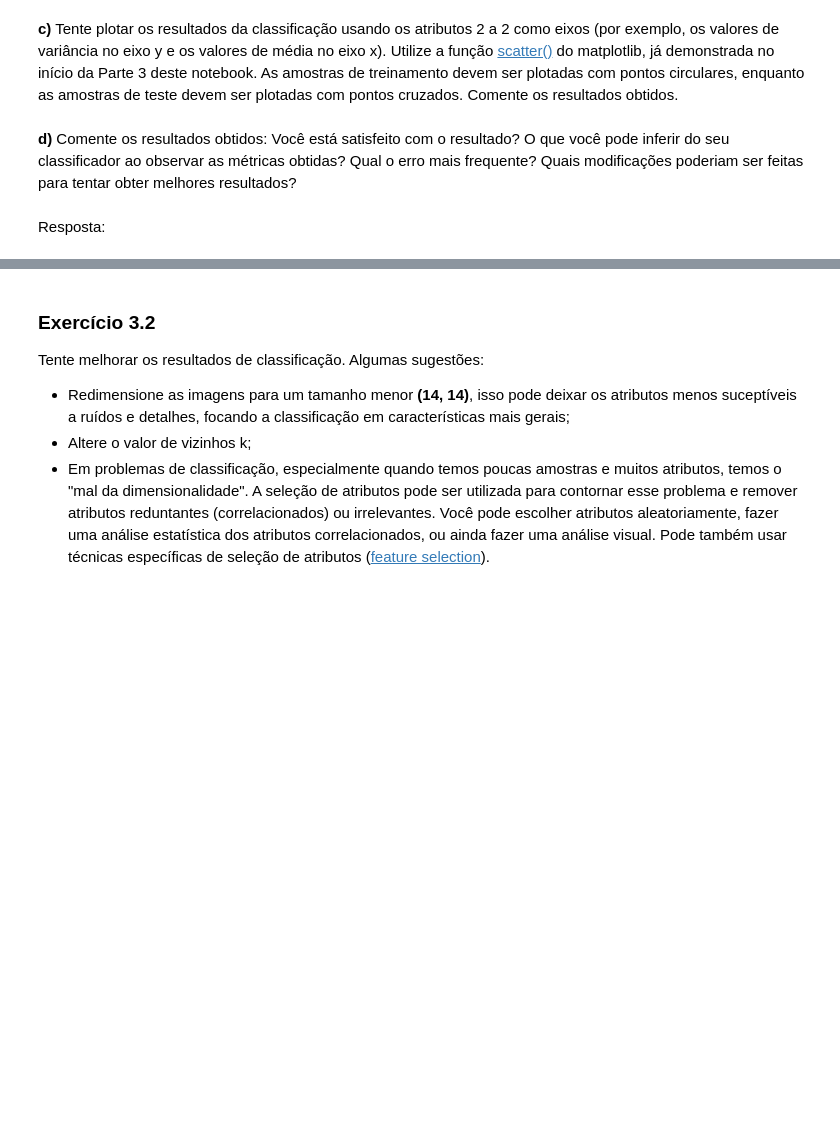
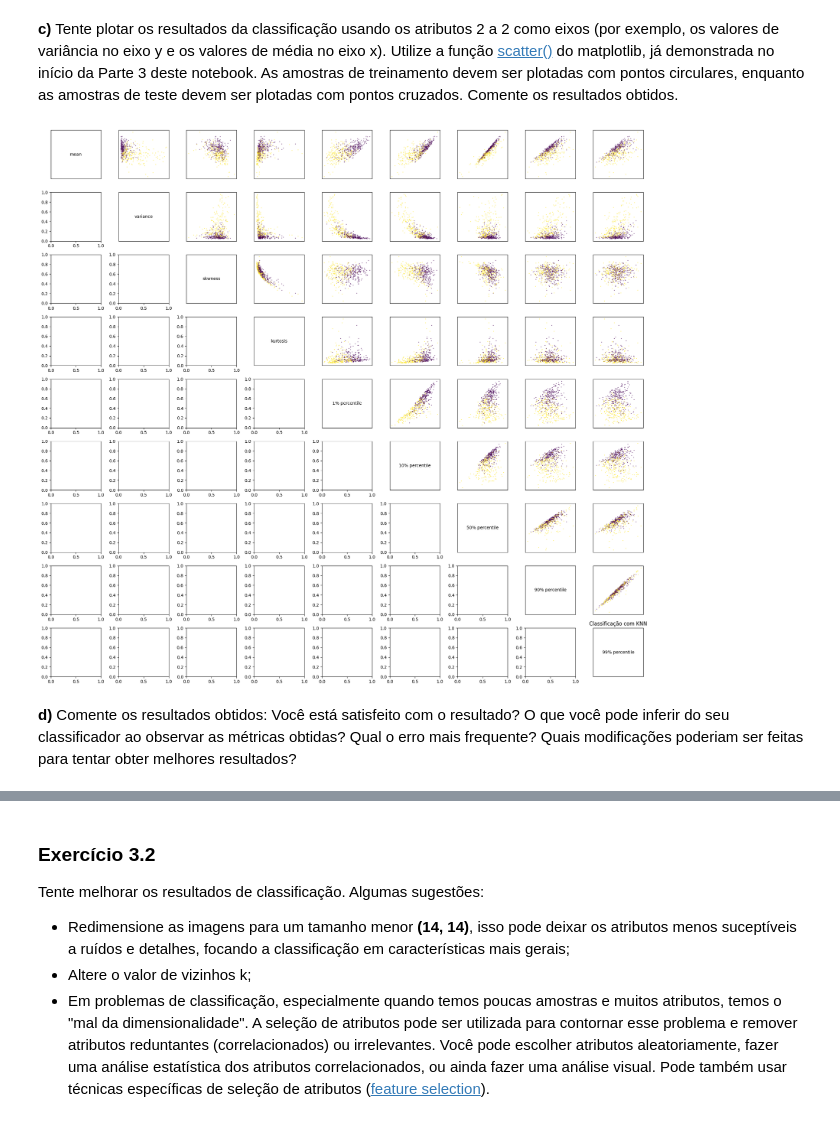
Before and after one commit to UNICAMP-EA979/2026s1-pi02-histogramas-knn-Patricio-Andre, a Jupyter notebook: Atividade.ipynb, the cells around one changed output, grey strips where cells are left out. Drawn from its saved outputs; the diff is of its cells as text; code cells hidden in the pictures; blank space fills up the shorter version.

```diff
--- a/Atividade.ipynb
+++ b/Atividade.ipynb
@@ -488,4 +590,28 @@ Utilize os conjuntos de dados criados anteriormente para obter os vetores de atr
+# %%
+X = np.concatenate([train_features, test_features], axis=0)
+Y = np.concatenate([labels_train, labels_test], axis=0)
+features = ["mean", "variance", "skwness", "kurtosis", "1% percentile", "10% percentile", "50% percentile", "90% percentile", "99% percentile"]
+fig, axes = plt.subplots(9, 9, figsize=(20, 20))
+
+for i in range(len(features)):
+    plt.title('Classificação com KNN')
+    for j in range(i, len(features)):
+        ax = axes[i, j]
+        if i == j:
+            # Na diagonal, em vez de um scatter (que seria uma linha reta),
+            # mostramos o nome da feature ou um histograma
+            ax.text(0.5, 0.5, features[i], ha='center', va='center')
+        else:
+            # Plota a relação entre a feature i e a feature j
+            ax.scatter(X[:, j], X[:, i], c=Y, s=1, alpha=0.5, cmap='viridis')
+
+        # Removemos os eixos internos para o gráfico não ficar poluído
+        ax.set_xticks([])
+        ax.set_yticks([])
+
+plt.tight_layout(rect=[0, 0.03, 1, 0.95])
+plt.show()
+# %% [output]
+[figure, added]
 # %% [markdown]
 **d)** Comente os resultados obtidos: Você está satisfeito com o resultado? O que você pode inferir do seu classificador ao observar as métricas obtidas? Qual o erro mais frequente? Quais modificações poderiam ser feitas para tentar obter melhores resultados?
-# %% [markdown]
-Resposta:
```
Also changed, not shown: parts of 19 cells of this notebook.
